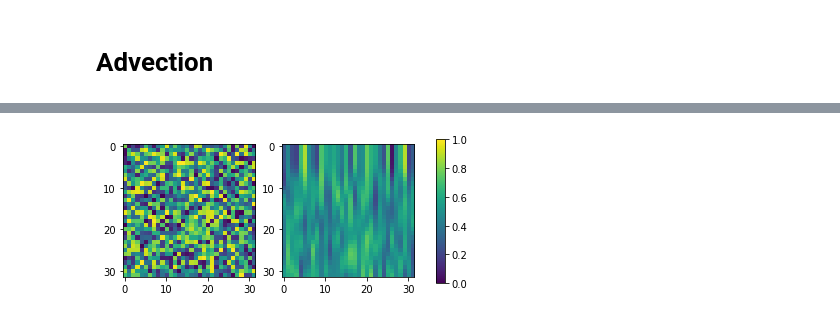
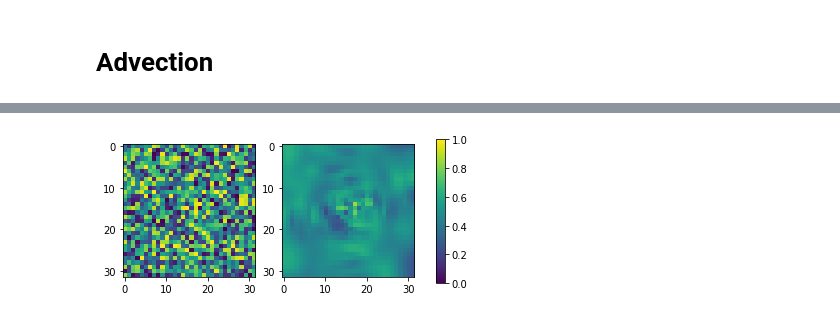
Before and after one commit to Victorlouisdg/simulators, a Jupyter notebook: fluid_2d.ipynb, the cells around one changed output, grey strips where cells are left out. Cells and saved outputs as stored; diff of their text form; code cells hidden in the pictures.

```diff
--- a/fluid_2d.ipynb
+++ b/fluid_2d.ipynb
@@ -214,3 +214,35 @@ plt.imshow(grid_interpolated,  cmap=plt.get_cmap("plasma"));
 [figure]
 # %% [markdown]
 # Advection
+# %%
+velocity_grid = np.zeros((n, n, 2))
+density_grid = np.random.random((n, n))
+
+# Example vector field: https://en.wikipedia.org/wiki/Solenoidal_vector_field
+for i, x in enumerate(np.linspace(-1, 1, n)):
+    for j, y in enumerate(np.linspace(-1, 1, n)):
+        velocity_grid[i, j, 0] = -y + np.random.normal(0, 0.1)
+        velocity_grid[i, j, 1] = x + np.random.normal(0, 0.1)
+
+
+def plot_vector_grid(ax, grid):
+    X = []
+    Y = []
+    U = []
+    V = []
+
+    for i in range(n):
+        for j in range(n):
+            X.append(j)
+            Y.append(i)
+            U.append(velocity_grid[i, j, 1])
+            V.append(-velocity_grid[i, j, 0])
+    ax.quiver(X, Y, U, V, color='red')
+
+def plot_image_and_vectors(image, vector_grid):
+    fig, ax = plt.subplots(figsize=(8, 8))
+    ax.imshow(density_grid, cmap='Blues', vmax=2.5)
+    plot_vector_grid(ax, vector_grid)
+
+
+plot_image_and_vectors(density_grid, velocity_grid)
@@ -217,35 +251,33 @@ plt.imshow(grid_interpolated,  cmap=plt.get_cmap("plasma"));
 # %%
-density_grid = np.random.random((n, n))
-velocity_grid = np.zeros((n, n, 2))
-velocity_grid[..., 0] = 1.0  # downwards velocity
+
 
 def advect(quantity, velocity_grid):
     quantity_new = np.zeros((n, n))
     for i in range(n):
         for j in range(n):
             p = get_cell_center(i, j)
             v = velocity_grid[i, j]
             p_back = p - v * dt
 
             x, y = p_back
             i_float, j_float = get_float_cell_index(x, y)
             quantity_new[i, j] = interpolate_bilinear(quantity, i_float, j_float)
     return quantity_new
 
 
 grid = density_grid.copy()
 
 
 grid = density_grid
 advection_history = [grid]
 
 for i in range(20):
     grid_new = advect(grid, velocity_grid)
     advection_history.append(grid_new)
     grid = grid_new
 
 plot_image_side_by_side(density_grid, grid)
 # %% [output]
-[figure, old version]
+[figure, new version]
 # %%
 animate_image_list(advection_history)
```
Also changed, not shown: parts of 8 cells of this notebook.
